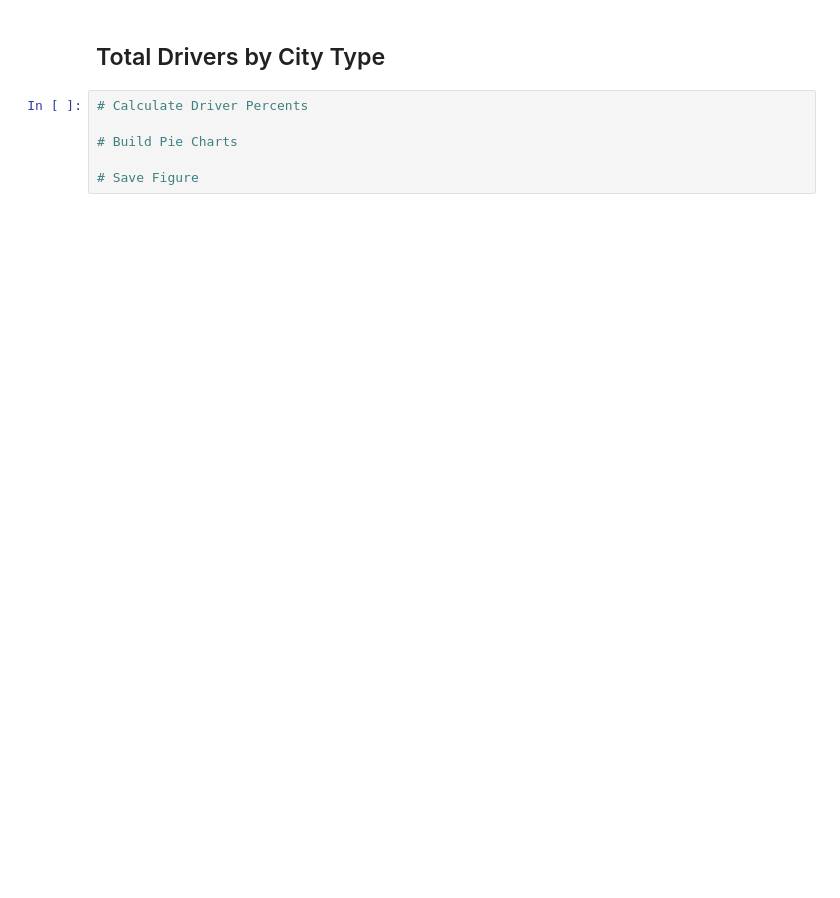
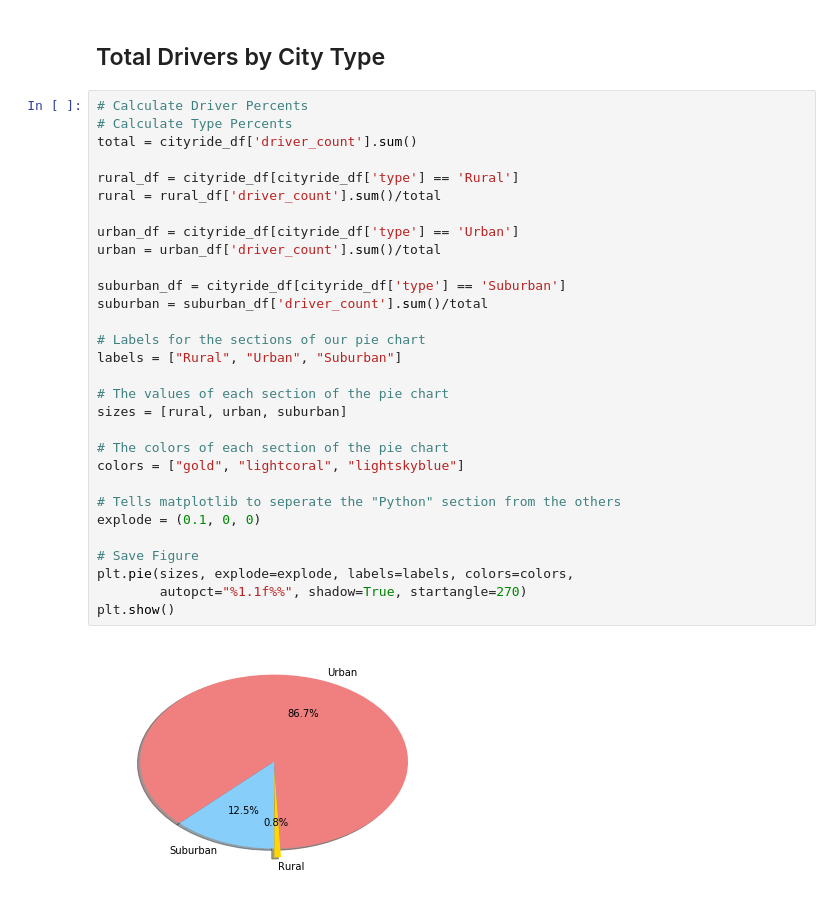
Before and after one commit to 4d4m43/PyBer, a Jupyter notebook: PyBer/pyber_AdamAbdelmalek.ipynb, the cells around one changed output. Saved outputs shown, nothing was run; the diff lists cells and outputs as text; blank space fills up the shorter version.

```diff
--- a/PyBer/pyber_AdamAbdelmalek.ipynb
+++ b/PyBer/pyber_AdamAbdelmalek.ipynb
@@ -150,11 +150,37 @@ plt.show()
 # %% [markdown]
 ## Total Drivers by City Type
-# %%
-# Calculate Driver Percents
-
-# Build Pie Charts
-
-# Save Figure
+# %%
+# Calculate Driver Percents
+# Calculate Type Percents
+total = cityride_df['driver_count'].sum()
+
+rural_df = cityride_df[cityride_df['type'] == 'Rural']
+rural = rural_df['driver_count'].sum()/total
+
+urban_df = cityride_df[cityride_df['type'] == 'Urban']
+urban = urban_df['driver_count'].sum()/total
+
+suburban_df = cityride_df[cityride_df['type'] == 'Suburban']
+suburban = suburban_df['driver_count'].sum()/total
+
+# Labels for the sections of our pie chart
+labels = ["Rural", "Urban", "Suburban"]
+
+# The values of each section of the pie chart
+sizes = [rural, urban, suburban]
+
+# The colors of each section of the pie chart
+colors = ["gold", "lightcoral", "lightskyblue"]
+
+# Tells matplotlib to seperate the "Python" section from the others
+explode = (0.1, 0, 0)
+
+# Save Figure
+plt.pie(sizes, explode=explode, labels=labels, colors=colors,
+        autopct="%1.1f%%", shadow=True, startangle=270)
+plt.show()
+# %% [output]
+[figure, added]
 # %%
 # Show Figure
 plt.show()
```
Also changed, not shown: parts of 4 cells of this notebook.
